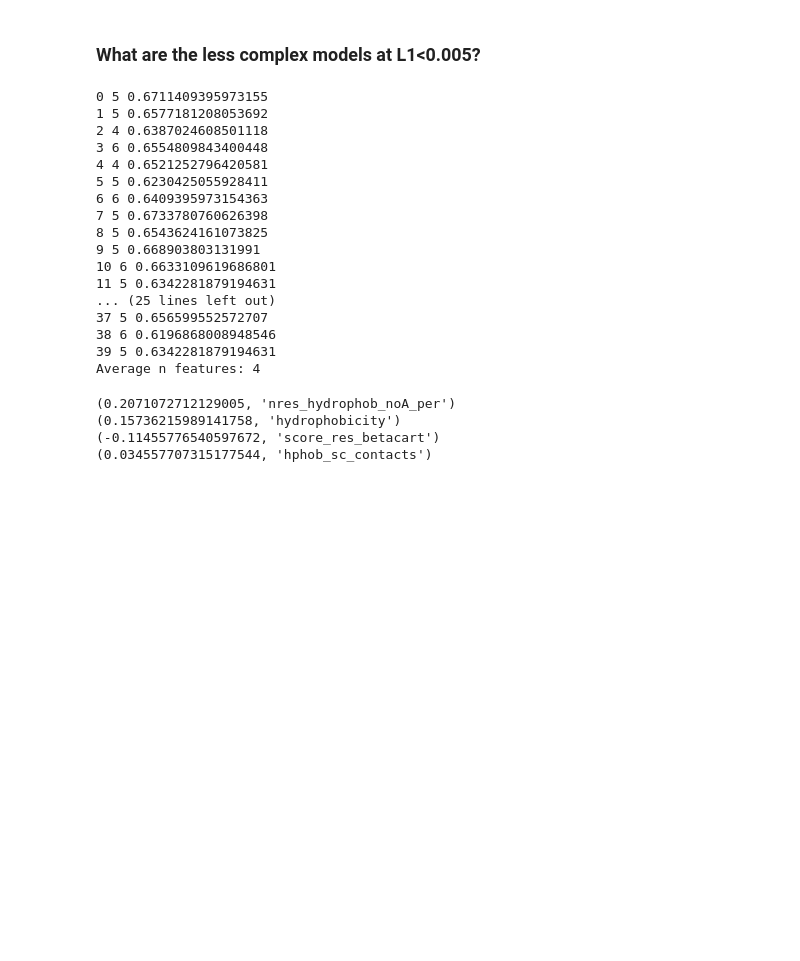
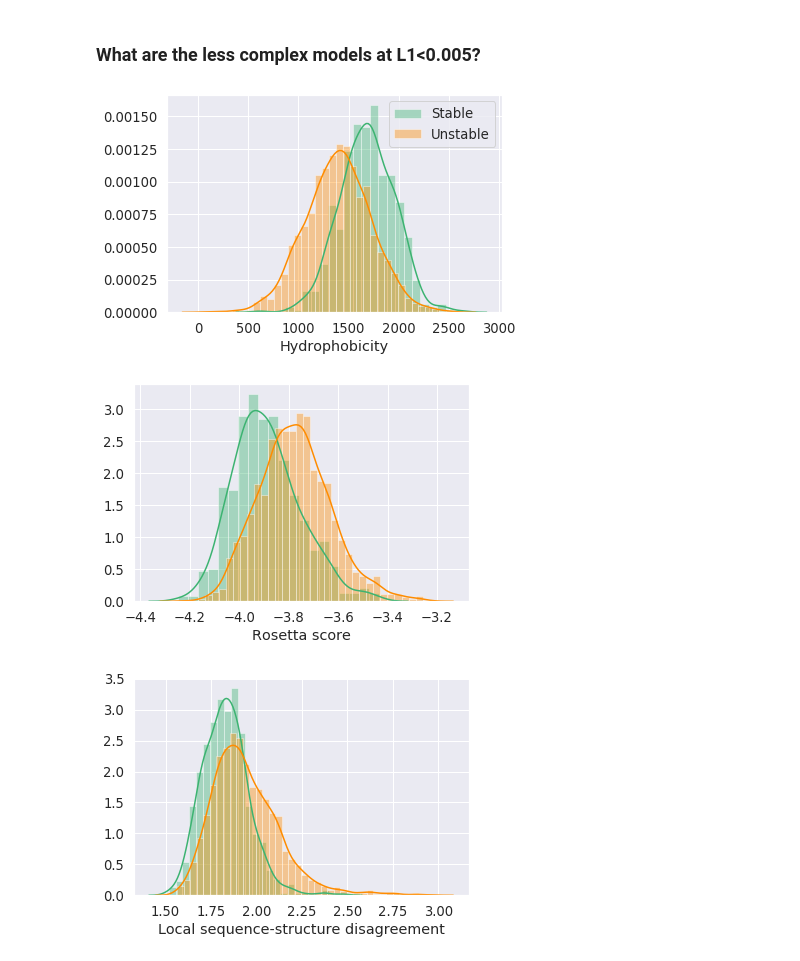
Before and after one commit to basantab/NTF2analysis, a Jupyter notebook: ProteaseAnalysisExp1/LassoLogisticRegression.ipynb, the cells around one changed output. Drawn from its saved outputs; the diff is of its cells as text; code cells hidden in the pictures; blank space fills up the shorter version.

```diff
--- a/ProteaseAnalysisExp1/LassoLogisticRegression.ipynb
+++ b/ProteaseAnalysisExp1/LassoLogisticRegression.ipynb
@@ -221,33 +221,2 @@ sns.heatmap(corr, mask=mask, vmax=1,vmin=-1, center=0,
 # %% [markdown]
 ### What are the less complex models at L1<0.005?
-# %%
-for i in range(40):
-    print(i,len(result_summary[0.005][i]['non_zero_terms']),result_summary[0.005][i]['test_score'])
-print('Average n features: %d'%(np.average([len(result_summary[0.005][i]['non_zero_terms']) for i in range(40)])))
-# %% [output]
-0 5 0.6711409395973155
-1 5 0.6577181208053692
-2 4 0.6387024608501118
-3 6 0.6554809843400448
-4 4 0.6521252796420581
-5 5 0.6230425055928411
-6 6 0.6409395973154363
-7 5 0.6733780760626398
-8 5 0.6543624161073825
-9 5 0.668903803131991
-10 6 0.6633109619686801
-11 5 0.6342281879194631
-... (25 lines left out)
-37 5 0.656599552572707
-38 6 0.6196868008948546
-39 5 0.6342281879194631
-Average n features: 4
-# %%
-# The simplest model is random partition=4, lets look at it:
-for i in sorted(result_summary[0.005][4]['non_zero_terms'],key=lambda x:abs(x[0]),reverse=True):
-    print(i)
-# %% [output]
-(0.2071072712129005, 'nres_hydrophob_noA_per')
-(0.15736215989141758, 'hydrophobicity')
-(-0.11455776540597672, 'score_res_betacart')
-(0.034557707315177544, 'hphob_sc_contacts')
@@ -255,0 +223,18 @@ for i in sorted(result_summary[0.005][4]['non_zero_terms'],key=lambda x:abs(x[0]
+# %%
+sns.distplot(features_clean.hydrophobicity.where(features_clean.stability_score>=1.0).dropna(),label="Stable",color='mediumseagreen')
+sns.distplot(features_clean.hydrophobicity.where(features_clean.stability_score<1.0).dropna(),label="Unstable",color='darkorange')
+plt.xlabel('Hydrophobicity')
+plt.legend()
+plt.show()
+sns.distplot(features_clean.score_res_betacart.where(features_clean.stability_score>=1.0).dropna(),label="Stable",color='mediumseagreen')
+sns.distplot(features_clean.score_res_betacart.where(features_clean.stability_score<1.0).dropna(),label="Unstable",color='darkorange')
+plt.xlabel('Rosetta score')
+plt.show()
+sns.distplot(features_clean.avAll.where(features_clean.stability_score>=1.0).dropna(),label="Stable",color='mediumseagreen')
+sns.distplot(features_clean.avAll.where(features_clean.stability_score<1.0).dropna(),label="Unstable",color='darkorange')
+plt.xlabel('Local sequence-structure disagreement')
+plt.show()
+# %% [output]
+[figure, added]
+[figure, added]
+[figure, added]
```
Also changed, not shown: parts of 6 cells of this notebook, 4 other files.
